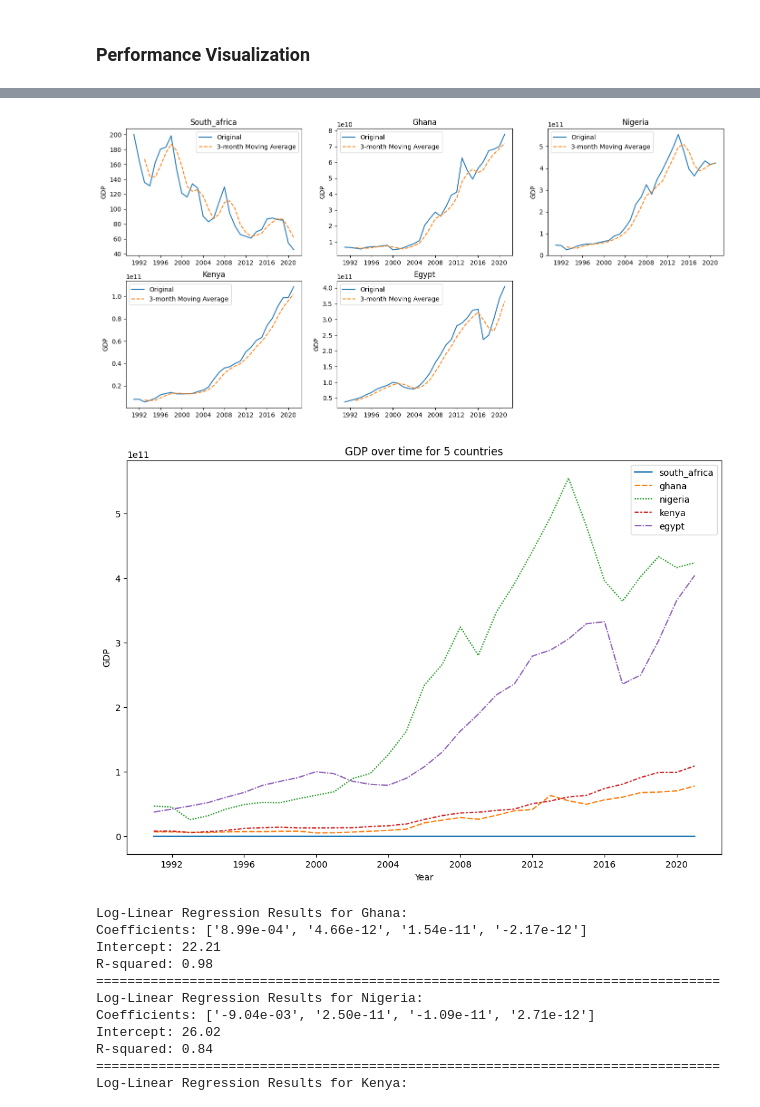
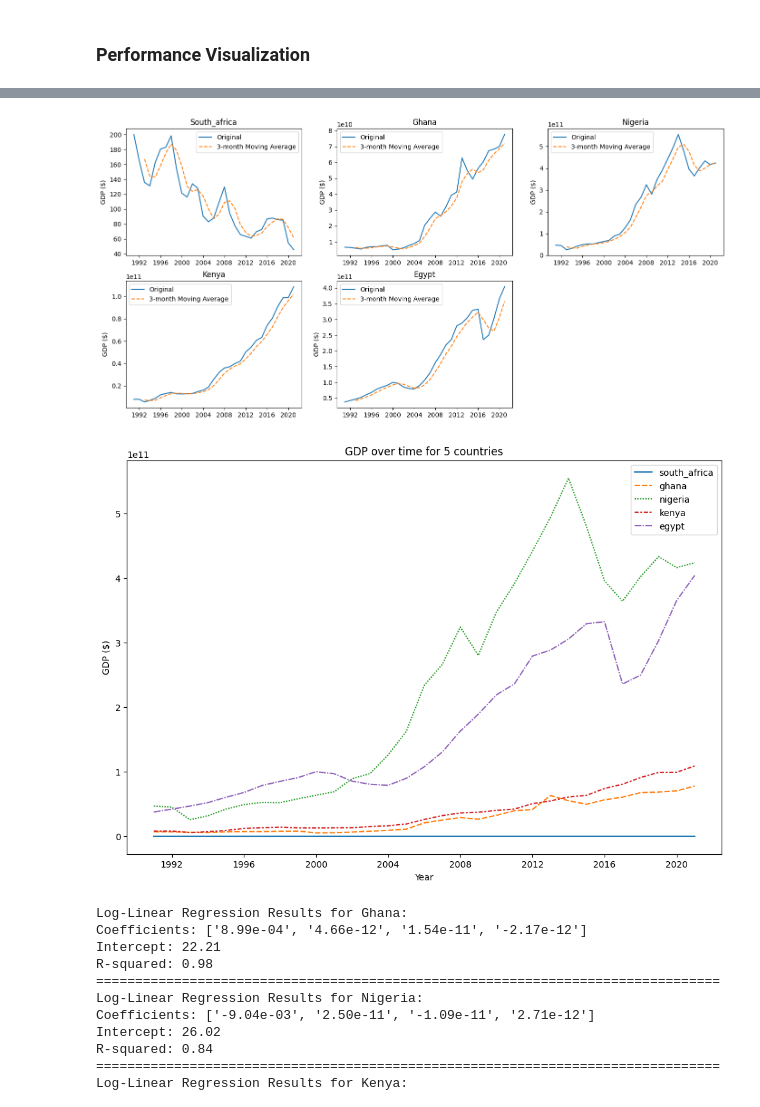
Before and after one commit to alidenewade/Econometrics-Analysis, a Jupyter notebook: report_template.ipynb, the cells around one changed output, grey strips where cells are left out. Cells and saved outputs as stored; diff of their text form; code cells hidden in the pictures.

```diff
--- a/report_template.ipynb
+++ b/report_template.ipynb
@@ -110,4 +70,7 @@ plt.show()
 # %%
+import os
+plots_dir = 'plots/'
+
 # Create the "plots" directory if it doesn't exist
 if not os.path.exists(plots_dir):
     os.makedirs(plots_dir)
@@ -118,35 +81,35 @@ data.set_index('date', inplace=True)
 
 # Define the window size for the moving average
 window_size = 3
 
 # Define countries
 countries = ['south_africa', 'ghana', 'nigeria', 'kenya', 'egypt']
 
 # Calculate the rolling mean for each country's GDP data
 data_mean = data.rolling(window=window_size).mean()
 
 # Create a grid of subplots with 2 rows and 3 columns
 fig, axes = plt.subplots(nrows=2, ncols=3, figsize=(17, 8))
 
 # Plot the original and moving average data for each country's GDP
 for i in range(len(countries)):
     row = i // 3
     col = i % 3
     axes[row, col].plot(data.index, data[countries[i]], label='Original')
     axes[row, col].plot(data_mean.index, data_mean[countries[i]], label=f'{window_size}-month Moving Average', linestyle='--')
     axes[row, col].set_title(countries[i].capitalize())
-    axes[row, col].set_ylabel('GDP')
+    axes[row, col].set_ylabel('GDP ($)')
     axes[row, col].legend(loc='best')
 
 # Hide the last subplot
 axes[1, 2].axis('off')
 
 # Save the plot to the 'plots' folder
 plt.savefig(plots_dir + 'gdp_original_3monthMVA.png')
 
 plt.show()
 # %% [output]
-[figure, old version]
+[figure, new version]
 # %%
 # Convert infinite values to NaN in the entire dataframe
 data.replace([np.inf, -np.inf], np.nan, inplace=True)
@@ -156,12 +119,12 @@ plt.figure(figsize=(12, 8))
 sns.lineplot(data=data)
 plt.title('GDP over time for 5 countries')
 plt.xlabel('Year')
-plt.ylabel('GDP')
+plt.ylabel('GDP ($)')
 # Save the plot to the 'plots' folder
 plt.savefig(plots_dir + 'gdp_stacked.png')
 plt.show()
 # %% [output]
-[figure, old version]
+[figure, new version]
 # %%
 from sklearn.linear_model import LinearRegression
 
```
Also changed, not shown: parts of 4 cells of this notebook, 4 other files.
